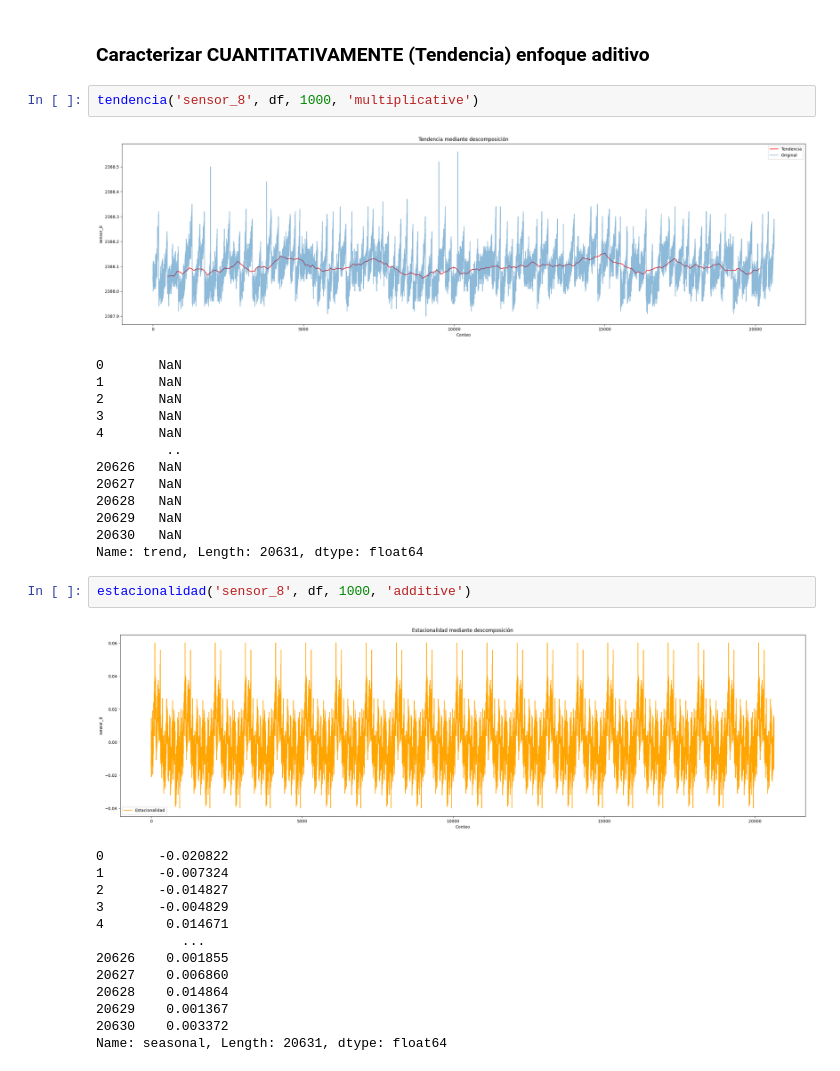
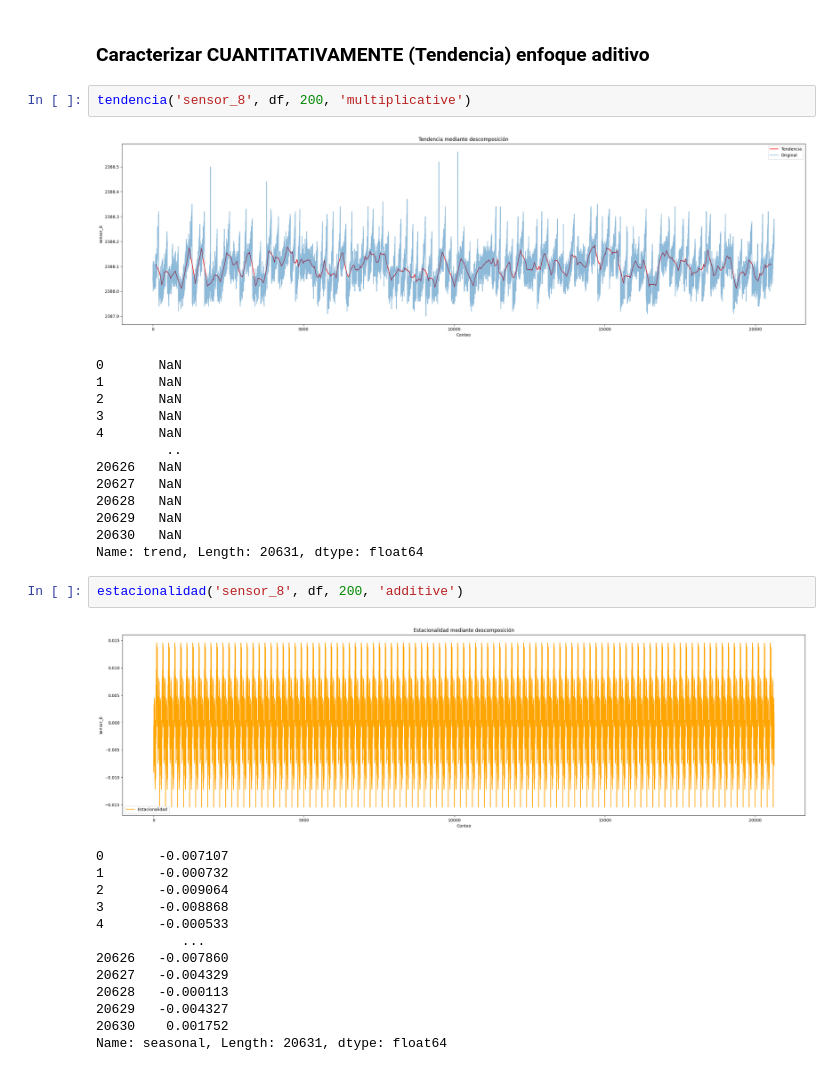
Before and after one commit to JairRamosG/Analisis-Series-de-Tiempo, a Jupyter notebook: Practica_1/exploracion.ipynb, the cells around one changed output. Cells and saved outputs as stored; diff of their text form.

```diff
--- a/Practica_1/exploracion.ipynb
+++ b/Practica_1/exploracion.ipynb
@@ -117,9 +118,9 @@ cuadrada(df).plot(
 # %% [markdown]
 ### Caracterizar CUANTITATIVAMENTE (Tendencia) enfoque aditivo
 # %%
-tendencia('sensor_8', df, 1000, 'multiplicative')
+tendencia('sensor_8', df, 200, 'multiplicative')
 # %% [output]
-[figure, old version]
+[figure, new version]
 0       NaN
 1       NaN
 2       NaN
@@ -133,19 +134,19 @@ tendencia('sensor_8', df, 1000, 'multiplicative')
 20630   NaN
 Name: trend, Length: 20631, dtype: float64
 # %%
-estacionalidad('sensor_8', df, 1000, 'additive')
+estacionalidad('sensor_8', df, 200, 'additive')
 # %% [output]
-[figure, old version]
+[figure, new version]
-0       -0.020822
-1       -0.007324
-2       -0.014827
-3       -0.004829
-4        0.014671
+0       -0.007107
+1       -0.000732
+2       -0.009064
+3       -0.008868
+4       -0.000533
            ...
-20626    0.001855
-20627    0.006860
-20628    0.014864
-20629    0.001367
-20630    0.003372
+20626   -0.007860
+20627   -0.004329
+20628   -0.000113
+20629   -0.004327
+20630    0.001752
 Name: seasonal, Length: 20631, dtype: float64
 # %%
```
Also changed, not shown: parts of 3 cells of this notebook.
